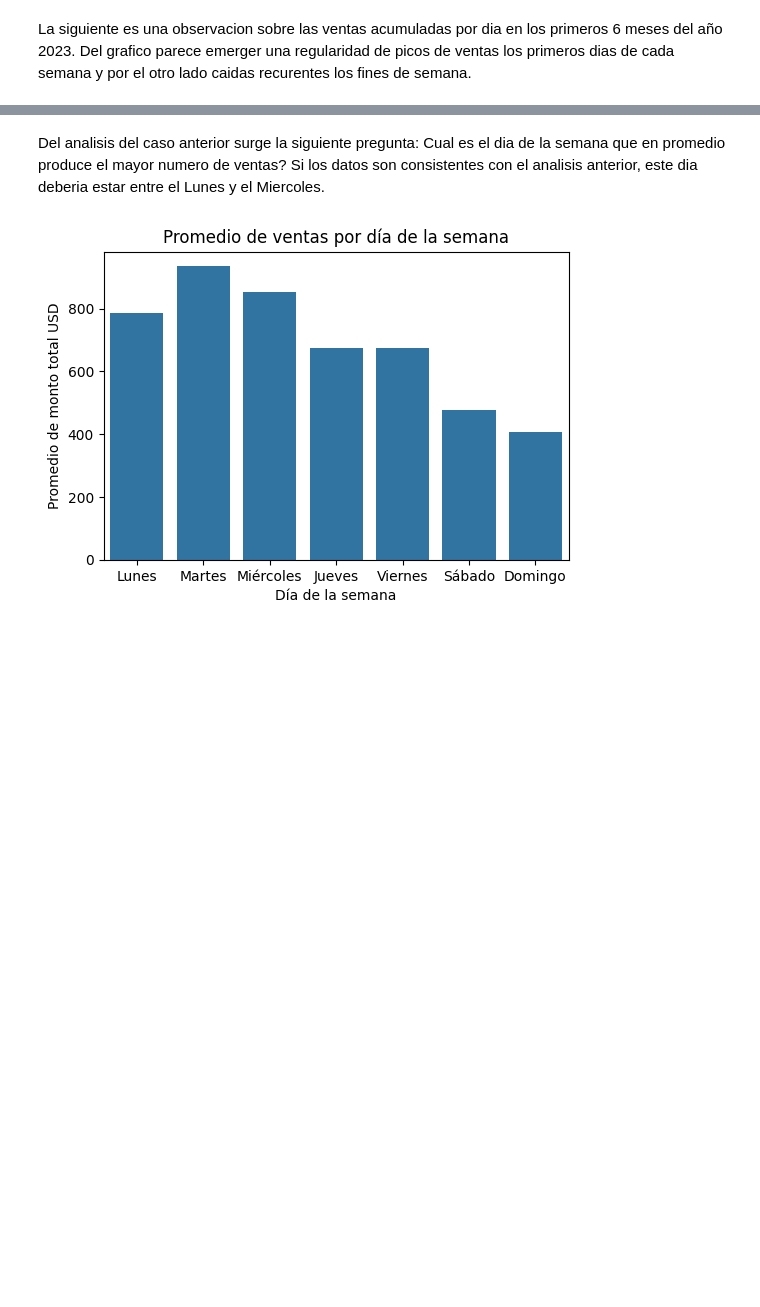
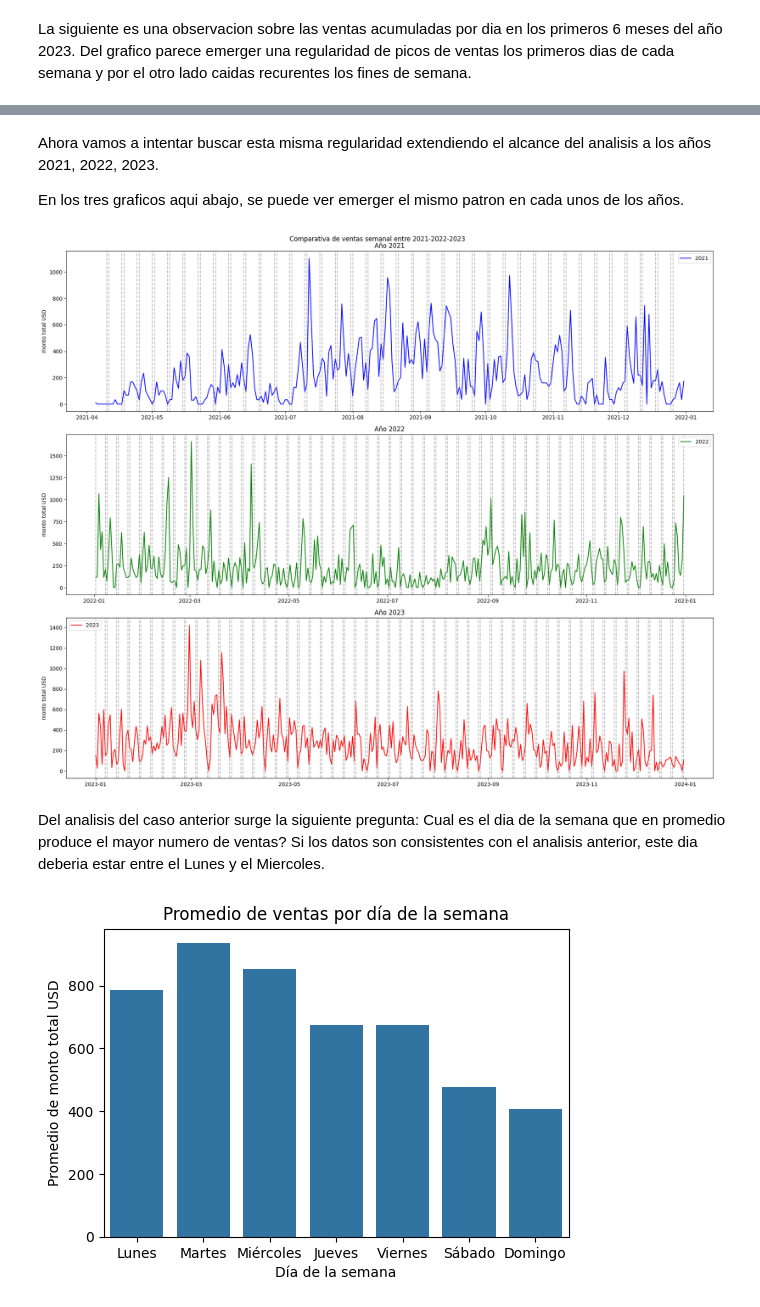
Before and after one commit to jpgomz/mentoria-diplodatos-2024-analisis-cursos-previsionales, a Jupyter notebook: ayvd.ipynb, the cells around one changed output, grey strips where cells are left out. Cells and saved outputs as stored; diff of their text form; code cells hidden in the pictures; blank space fills up the shorter version.

Commit message:
Se agrega comparativas entre 2021, 2022, 2023

```diff
--- a/ayvd.ipynb
+++ b/ayvd.ipynb
@@ -282,3 +284,48 @@ for weekend in weekends:
+# %% [markdown]
+Ahora vamos a intentar buscar esta misma regularidad extendiendo el alcance del analisis a los años 2021, 2022, 2023.
+
+En los tres graficos aqui abajo, se puede ver emerger el mismo patron en cada unos de los años.
+# %%
+df_2021 = df_merged.loc['2021', 'monto total USD'].resample('D').sum()
+df_2022 = df_merged.loc['2022', 'monto total USD'].resample('D').sum()
+df_2023 = df_merged.loc['2023', 'monto total USD'].resample('D').sum()
+
+# Función para añadir líneas de fines de semana
+def marcar_fines_de_semana(ax, fechas):
+    for fecha in fechas:
+        if fecha.weekday() >= 5:  # Sábado y domingo
+            ax.axvline(x=fecha, color='gray', linestyle='--', alpha=0.5)
+
+# Crear subplots
+fig, axs = plt.subplots(3, 1, figsize=(18, 15))
+fig.suptitle('Comparativa de ventas semanal entre 2021-2022-2023')
+
+# Datos del año 2021
+axs[0].plot(df_2021, label='2021', color='blue')
+marcar_fines_de_semana(axs[0], df_2021.index)
+axs[0].set_title('Año 2021')
+axs[0].set_ylabel('monto total USD')
+axs[0].legend()
+
+# Datos del año 2022
+axs[1].plot(df_2022, label='2022', color='green')
+marcar_fines_de_semana(axs[1], df_2022.index)
+axs[1].set_title('Año 2022')
+axs[1].set_ylabel('monto total USD')
+axs[1].legend()
+
+# Datos del año 2023
+axs[2].plot(df_2023, label='2023', color='red')
+marcar_fines_de_semana(axs[2], df_2023.index)
+axs[2].set_title('Año 2023')
+axs[2].set_ylabel('monto total USD')
+axs[2].legend()
+
+# Ajustar el layout
+plt.tight_layout()
+plt.show()
+# %% [output]
+[figure, added]
 # %% [markdown]
 Del analisis del caso anterior surge la siguiente pregunta: Cual es el dia de la semana que en promedio produce el mayor numero de ventas? Si los datos son consistentes con el analisis anterior, este dia deberia estar entre el Lunes y el Miercoles.
 # %%
```
Also changed, not shown: parts of 2 cells of this notebook.
